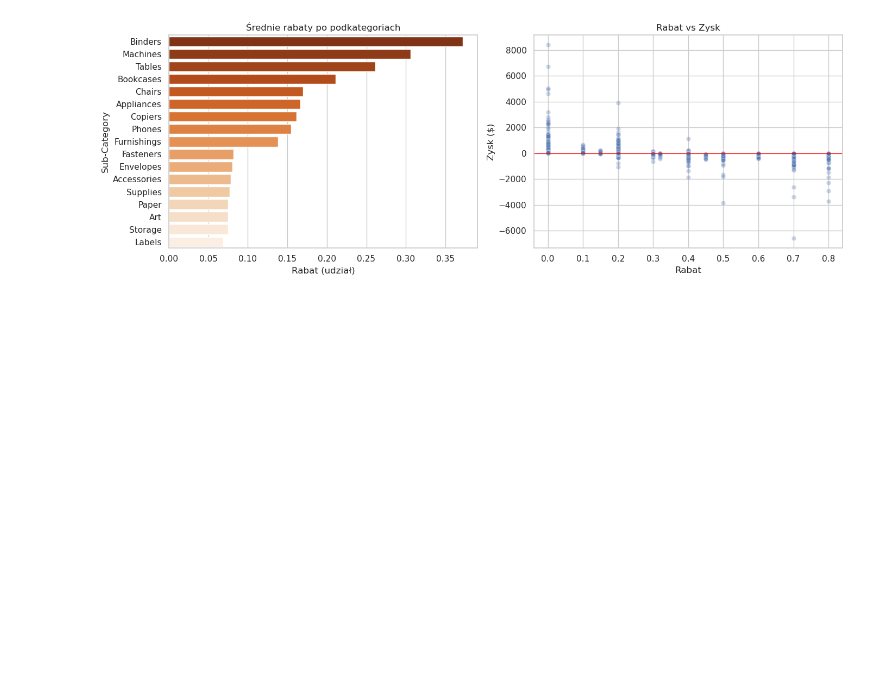
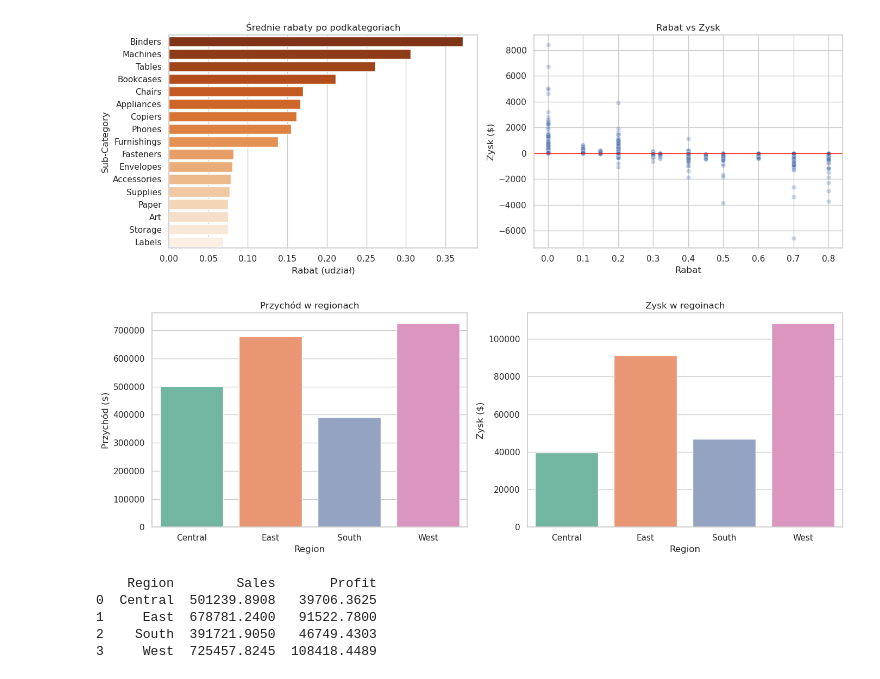
Before and after one commit to sverill/superstore-analysis, a Jupyter notebook: superstore_analysis.ipynb, the cells around one changed output. Cells and saved outputs as stored; diff of their text form; code cells hidden in the pictures; blank space fills up the shorter version.

Commit message:
EDA: regional sales and profit analysis

```diff
--- a/superstore_analysis.ipynb
+++ b/superstore_analysis.ipynb
@@ -170,3 +170,28 @@ plt.tight_layout()
 plt.show()
 # %% [output]
 [figure]
+# %%
+#Zysk po regionch
+region_profit = df.groupby('Region')[['Sales', 'Profit']].sum().reset_index()
+
+fig, axes = plt.subplots(1, 2, figsize=(14, 5))
+
+sns.barplot(data=region_profit, x='Region', y='Sales', hue='Region', legend=False, palette='Set2', ax=axes[0])
+axes[0].set_title('Przychód w regionach')
+axes[0].set_ylabel('Przychód ($)')
+
+sns.barplot(data=region_profit, x='Region', y='Profit', hue='Region', legend=False, palette='Set2', ax=axes[1])
+axes[1].set_title('Zysk w regoinach')
+axes[1].set_ylabel('Zysk ($)')
+
+plt.tight_layout()
+plt.show()
+
+print(region_profit)
+# %% [output]
+[figure, added]
+    Region        Sales       Profit
+0  Central  501239.8908   39706.3625
+1     East  678781.2400   91522.7800
+2    South  391721.9050   46749.4303
+3     West  725457.8245  108418.4489
```
